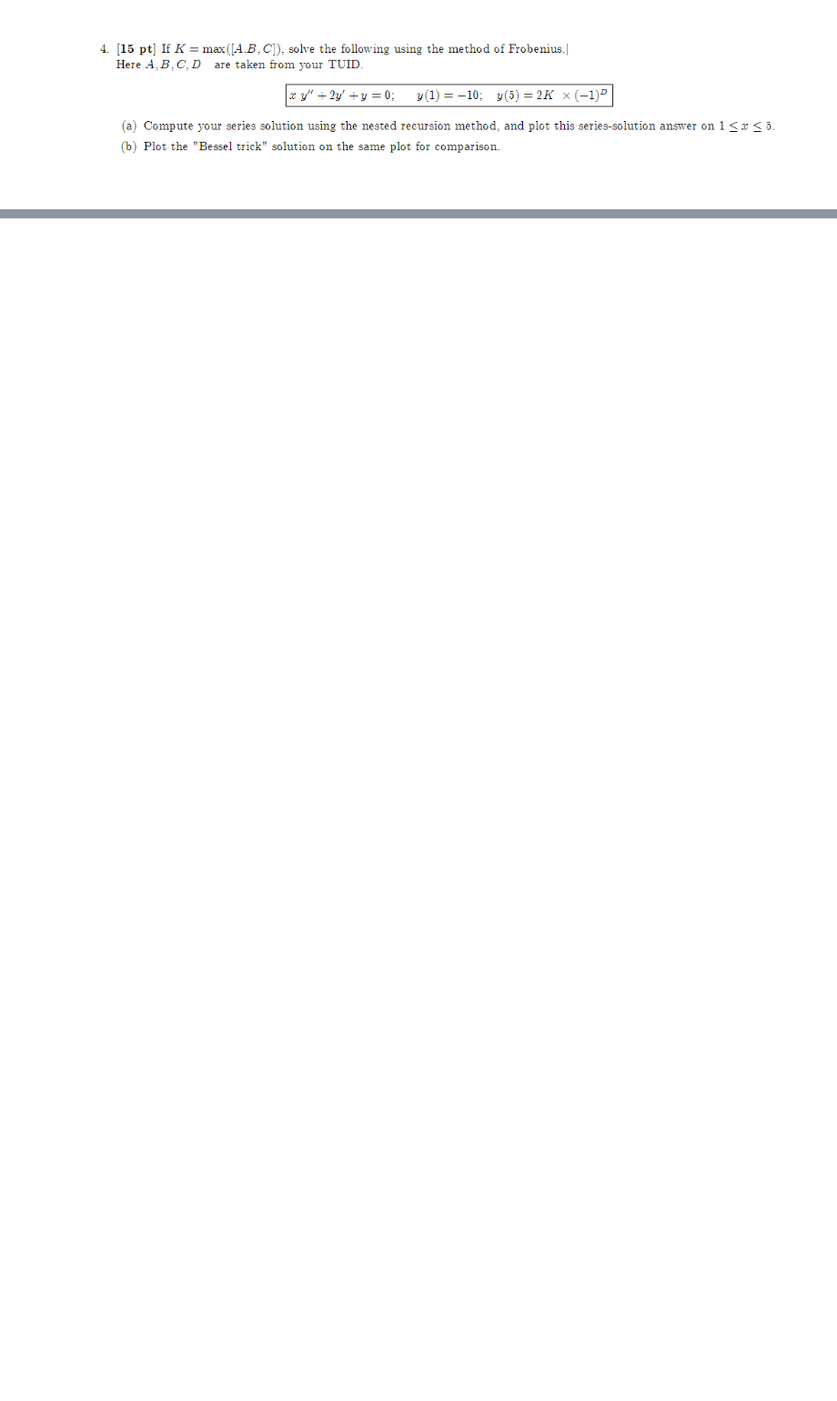
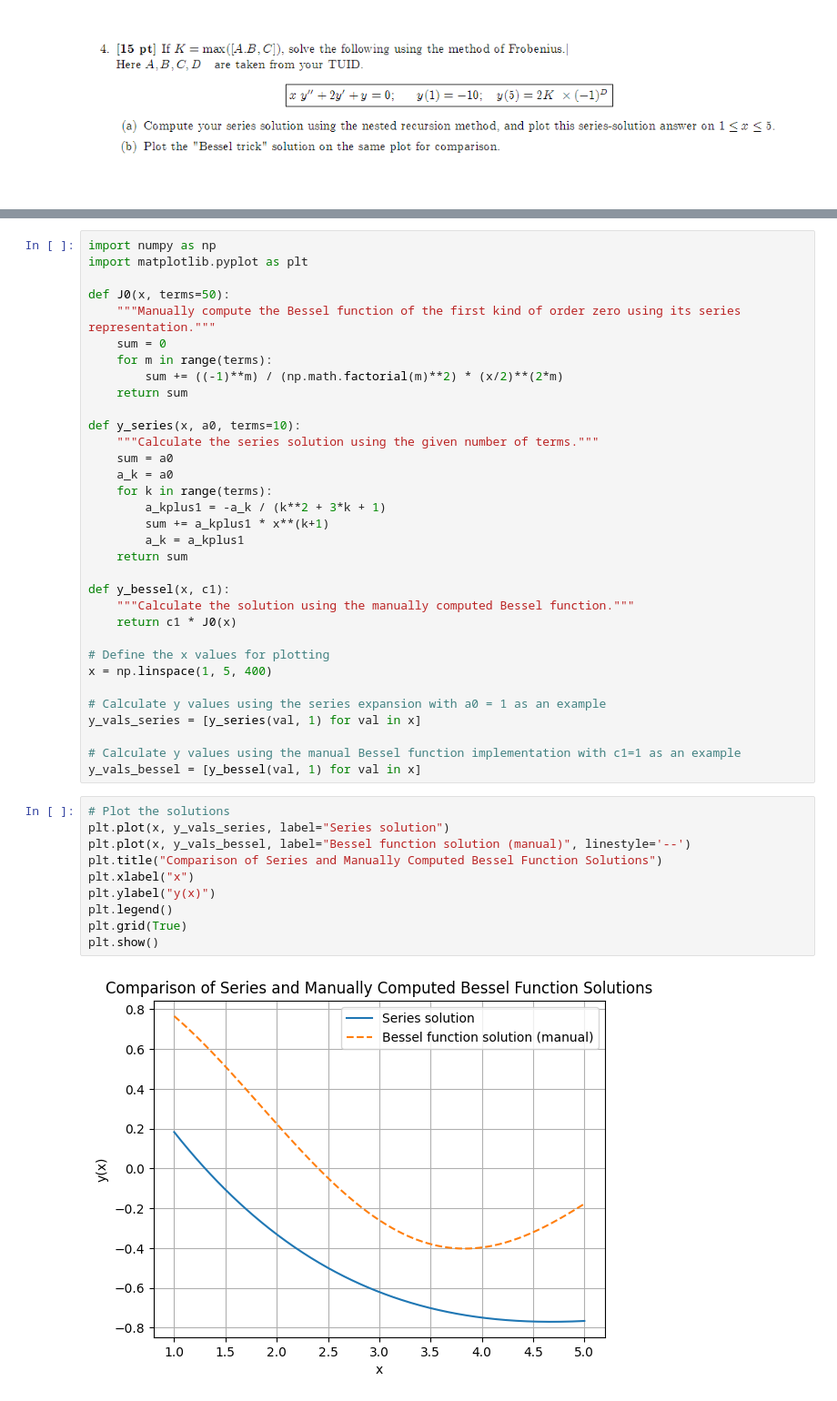
Before and after one commit to aqsnyder/eng_math, a Jupyter notebook: ps_1/problem_4.ipynb, the cells around one changed output, grey strips where cells are left out. Shown at 91% size. Saved outputs shown, nothing was run; the diff lists cells and outputs as text; blank space fills up the shorter version.

```diff
--- a/ps_1/problem_4.ipynb
+++ b/ps_1/problem_4.ipynb
@@ -2,0 +6,45 @@
+# %%
+import numpy as np
+import matplotlib.pyplot as plt
+
+def J0(x, terms=50):
+    """Manually compute the Bessel function of the first kind of order zero using its series representation."""
+    sum = 0
+    for m in range(terms):
+        sum += ((-1)**m) / (np.math.factorial(m)**2) * (x/2)**(2*m)
+    return sum
+
+def y_series(x, a0, terms=10):
+    """Calculate the series solution using the given number of terms."""
+    sum = a0
+    a_k = a0
+    for k in range(terms):
+        a_kplus1 = -a_k / (k**2 + 3*k + 1)
+        sum += a_kplus1 * x**(k+1)
+        a_k = a_kplus1
+    return sum
+
+def y_bessel(x, c1):
+    """Calculate the solution using the manually computed Bessel function."""
+    return c1 * J0(x)
+
+# Define the x values for plotting
+x = np.linspace(1, 5, 400)
+
+# Calculate y values using the series expansion with a0 = 1 as an example
+y_vals_series = [y_series(val, 1) for val in x]
+
+# Calculate y values using the manual Bessel function implementation with c1=1 as an example
+y_vals_bessel = [y_bessel(val, 1) for val in x]
+# %%
+# Plot the solutions
+plt.plot(x, y_vals_series, label="Series solution")
+plt.plot(x, y_vals_bessel, label="Bessel function solution (manual)", linestyle='--')
+plt.title("Comparison of Series and Manually Computed Bessel Function Solutions")
+plt.xlabel("x")
+plt.ylabel("y(x)")
+plt.legend()
+plt.grid(True)
+plt.show()
+# %% [output]
+[figure, added]
```
Also changed, not shown: parts of 1 cell of this notebook, 3 other files.
